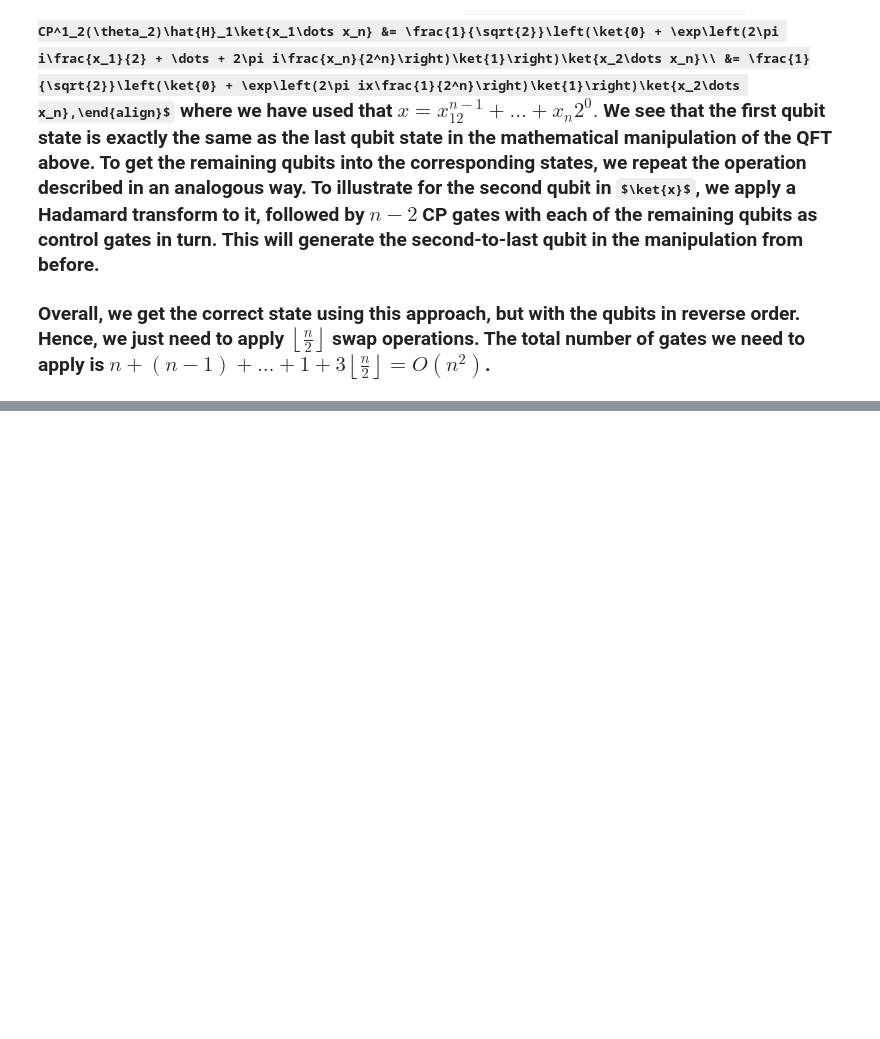
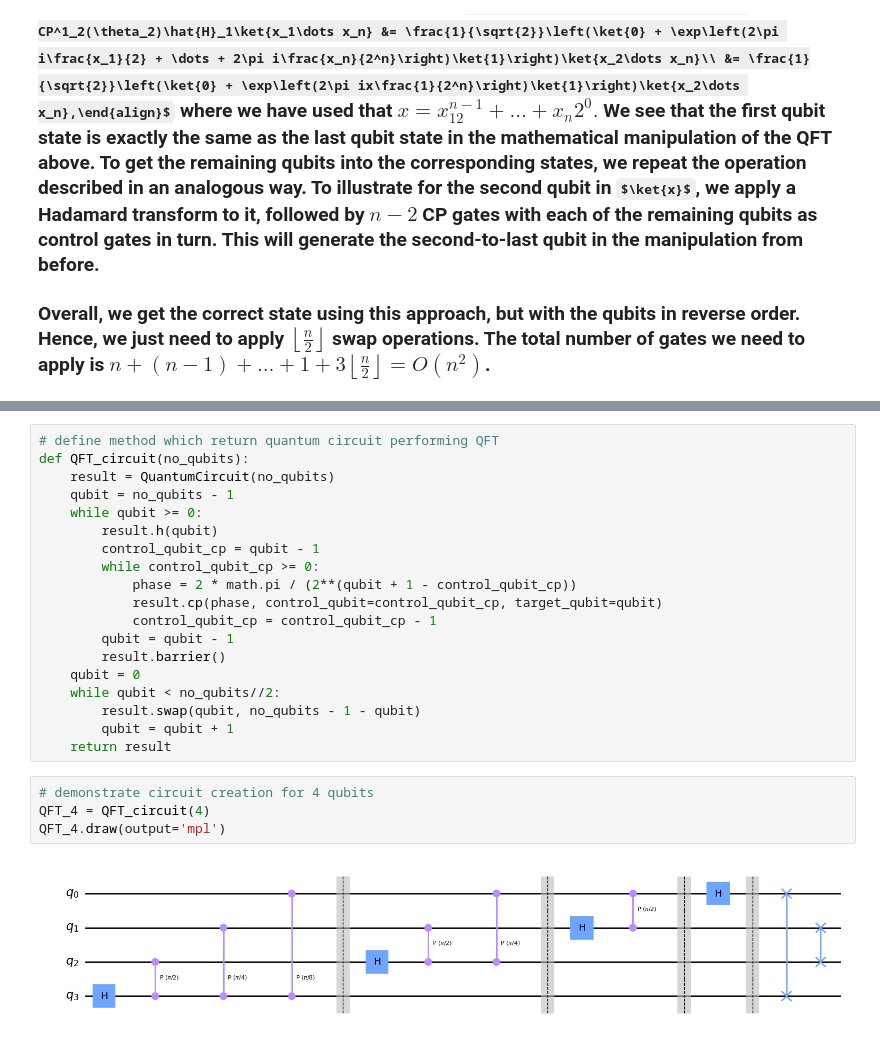
Before and after one commit to nikola2024/qiskit, a Jupyter notebook: quantum_fourier_transform.ipynb, the cells around one changed output, grey strips where cells are left out. Drawn from its saved outputs; the diff is of its cells as text; some formulas as TeX source; blank space fills up the shorter version.

```diff
--- a/quantum_fourier_transform.ipynb
+++ b/quantum_fourier_transform.ipynb
@@ -18,0 +32,25 @@
+# %%
+# define method which return quantum circuit performing QFT
+def QFT_circuit(no_qubits):
+    result = QuantumCircuit(no_qubits)
+    qubit = no_qubits - 1
+    while qubit >= 0:
+        result.h(qubit)
+        control_qubit_cp = qubit - 1
+        while control_qubit_cp >= 0:
+            phase = 2 * math.pi / (2**(qubit + 1 - control_qubit_cp))
+            result.cp(phase, control_qubit=control_qubit_cp, target_qubit=qubit)
+            control_qubit_cp = control_qubit_cp - 1
+        qubit = qubit - 1
+        result.barrier()
+    qubit = 0
+    while qubit < no_qubits//2:
+        result.swap(qubit, no_qubits - 1 - qubit)
+        qubit = qubit + 1
+    return result
+# %%
+# demonstrate circuit creation for 4 qubits
+QFT_4 = QFT_circuit(4)
+QFT_4.draw(output='mpl')
+# %% [output]
+[figure, added]
```
Also changed, not shown: parts of 8 cells of this notebook.
